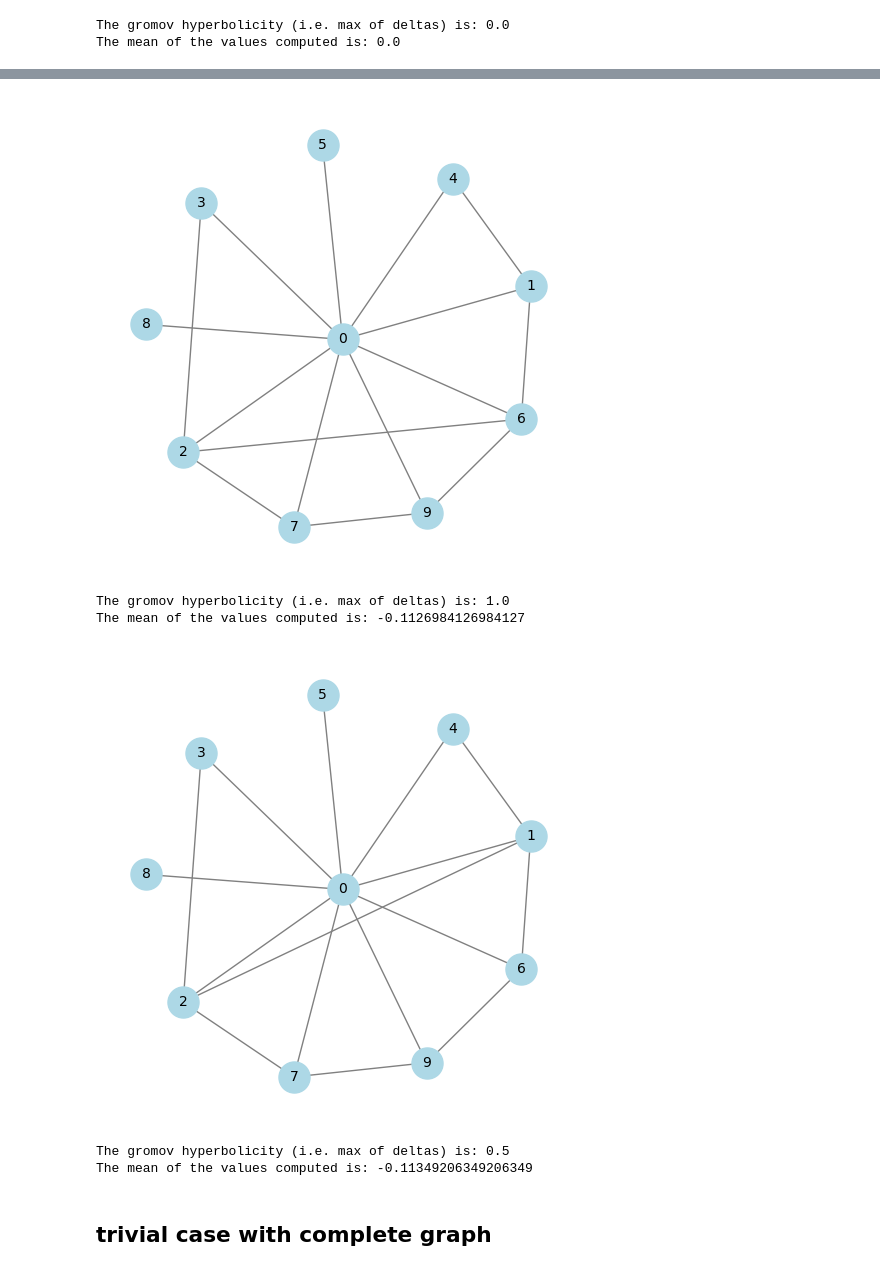
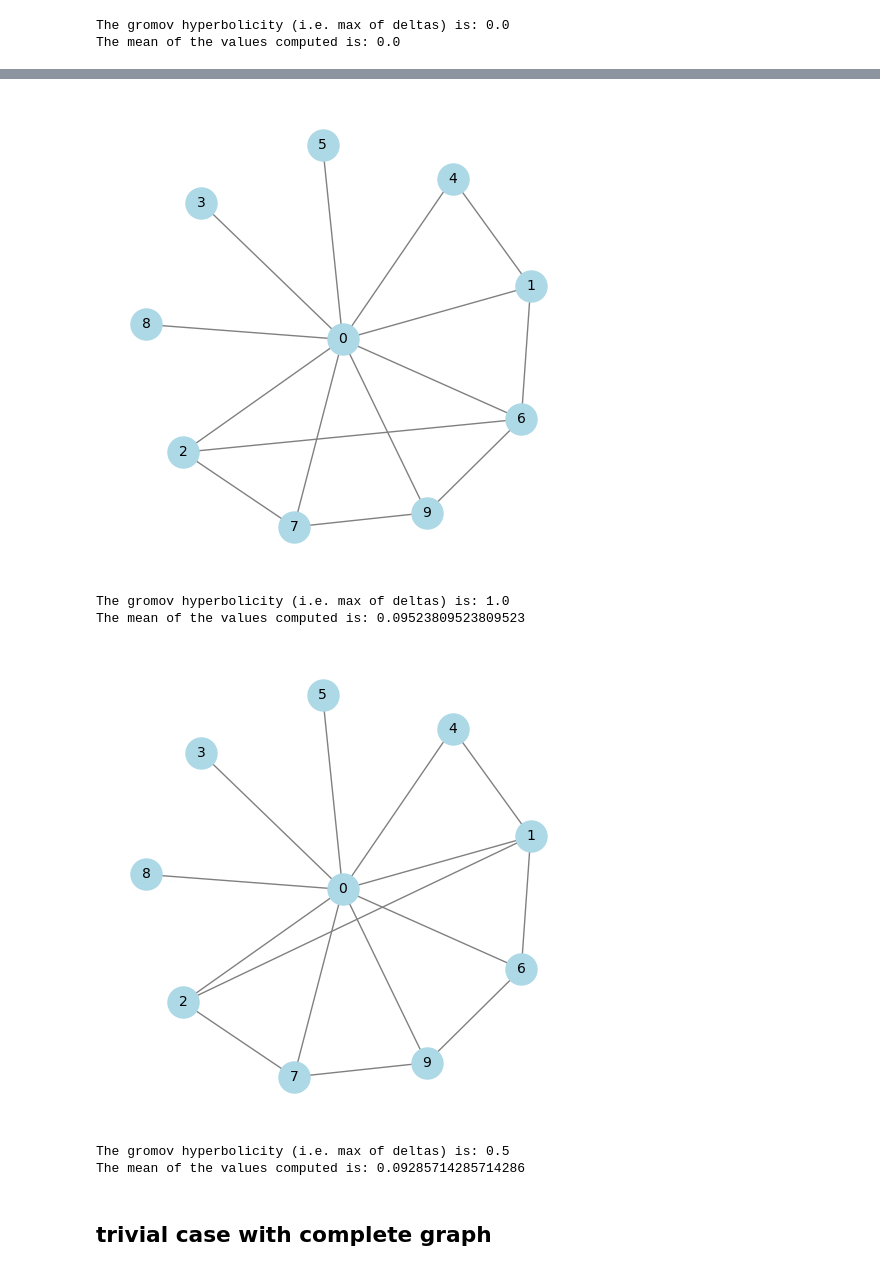
Before and after one commit to ClaudioFantasia/local_hyperbolicity_in_graphs, a Jupyter notebook: notebooks/hyperbolicity_testing.ipynb, the cells around one changed output, grey strips where cells are left out. Drawn from its saved outputs; the diff is of its cells as text; code cells hidden in the pictures.

```diff
--- a/notebooks/hyperbolicity_testing.ipynb
+++ b/notebooks/hyperbolicity_testing.ipynb
@@ -116,18 +118,18 @@ The mean of the values computed is: -0.12063492063492064
 # %%
-G = remove_edges(G,edges=[(1,5)])
+G = remove_edges(G,edges=[(1,5),(2,3)])
 G = add_edges(G,edges=[(2,6)])
 
 draw_graph(G, pos)
 
 dist = compute_distance_nodes(G)
 delta_max, delta_mean = compute_gromov_hyperbolicity_not_optimized(dist)
 
 print(f"The gromov hyperbolicity (i.e. max of deltas) is: {delta_max}")
 print(f"The mean of the values computed is: {delta_mean}")
 # %% [output]
-[figure, old version]
+[figure, new version]
 The gromov hyperbolicity (i.e. max of deltas) is: 1.0
-The mean of the values computed is: -0.1126984126984127
+The mean of the values computed is: 0.09523809523809523
 # %%
 G = remove_edges(G,edges=[(2,6)])
 G = add_edges(G,edges=[(1,2)])
@@ -140,9 +142,9 @@ delta_max, delta_mean = compute_gromov_hyperbolicity_not_optimized(dist)
 print(f"The gromov hyperbolicity (i.e. max of deltas) is: {delta_max}")
 print(f"The mean of the values computed is: {delta_mean}")
 # %% [output]
-[figure, old version]
+[figure, new version]
 The gromov hyperbolicity (i.e. max of deltas) is: 0.5
-The mean of the values computed is: -0.11349206349206349
+The mean of the values computed is: 0.09285714285714286
 # %% [markdown]
 ## trivial case with complete graph
 # %%
```
Also changed, not shown: parts of 22 cells of this notebook, 6 other files.
